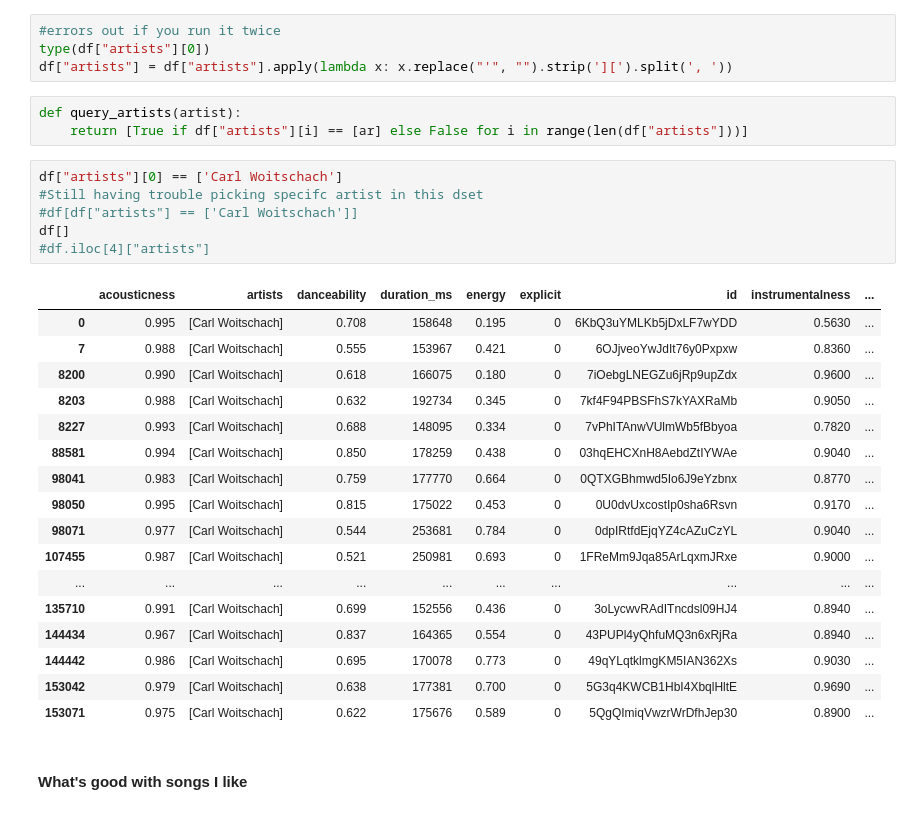
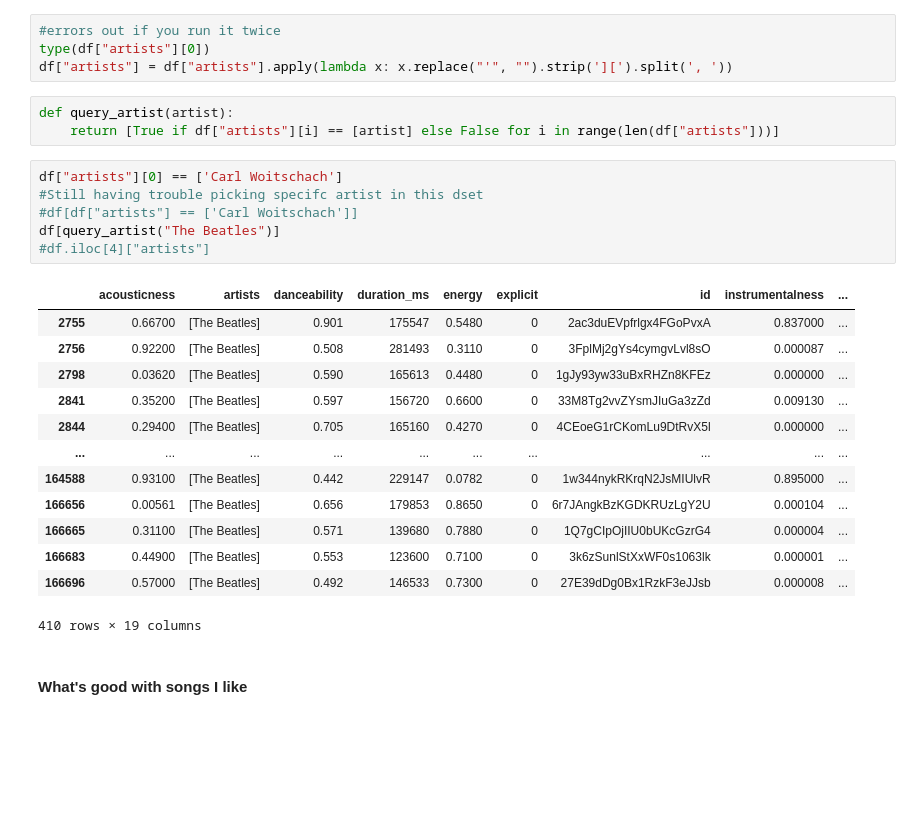
Before and after one commit to zainkhan9/spotify_ml, a Jupyter notebook: genre_clustering.ipynb, the cells around one changed output. Saved outputs shown, nothing was run; the diff lists cells and outputs as text; blank space fills up the shorter version.

```diff
--- a/genre_clustering.ipynb
+++ b/genre_clustering.ipynb
@@ -309,32 +309,28 @@ df.head()
 type(df["artists"][0])
 df["artists"] = df["artists"].apply(lambda x: x.replace("'", "").strip('][').split(', '))
 # %%
-def query_artists(artist):
-    return [True if df["artists"][i] == [ar] else False for i in range(len(df["artists"]))]
+def query_artist(artist):
+    return [True if df["artists"][i] == [artist] else False for i in range(len(df["artists"]))]
 # %%
 df["artists"][0] == ['Carl Woitschach']
 #Still having trouble picking specifc artist in this dset
 #df[df["artists"] == ['Carl Woitschach']]
-df[]
+df[query_artist("The Beatles")]
 #df.iloc[4]["artists"]
 # %% [output]
 |  | acousticness | artists | danceability | duration_ms | energy | explicit | id | instrumentalness | ... |
-| 0 | 0.995 | [Carl Woitschach] | 0.708 | 158648 | 0.195 | 0 | 6KbQ3uYMLKb5jDxLF7wYDD | 0.5630 | ... |
-| 7 | 0.988 | [Carl Woitschach] | 0.555 | 153967 | 0.421 | 0 | 6OJjveoYwJdIt76y0Pxpxw | 0.8360 | ... |
-| 8200 | 0.990 | [Carl Woitschach] | 0.618 | 166075 | 0.180 | 0 | 7iOebgLNEGZu6jRp9upZdx | 0.9600 | ... |
-| 8203 | 0.988 | [Carl Woitschach] | 0.632 | 192734 | 0.345 | 0 | 7kf4F94PBSFhS7kYAXRaMb | 0.9050 | ... |
-| 8227 | 0.993 | [Carl Woitschach] | 0.688 | 148095 | 0.334 | 0 | 7vPhITAnwVUlmWb5fBbyoa | 0.7820 | ... |
-| 88581 | 0.994 | [Carl Woitschach] | 0.850 | 178259 | 0.438 | 0 | 03hqEHCXnH8AebdZtIYWAe | 0.9040 | ... |
-| 98041 | 0.983 | [Carl Woitschach] | 0.759 | 177770 | 0.664 | 0 | 0QTXGBhmwd5Io6J9eYzbnx | 0.8770 | ... |
-| 98050 | 0.995 | [Carl Woitschach] | 0.815 | 175022 | 0.453 | 0 | 0U0dvUxcostIp0sha6Rsvn | 0.9170 | ... |
-| 98071 | 0.977 | [Carl Woitschach] | 0.544 | 253681 | 0.784 | 0 | 0dpIRtfdEjqYZ4cAZuCzYL | 0.9040 | ... |
-| 107455 | 0.987 | [Carl Woitschach] | 0.521 | 250981 | 0.693 | 0 | 1FReMm9Jqa85ArLqxmJRxe | 0.9000 | ... |
+| 2755 | 0.66700 | [The Beatles] | 0.901 | 175547 | 0.5480 | 0 | 2ac3duEVpfrlgx4FGoPvxA | 0.837000 | ... |
+| 2756 | 0.92200 | [The Beatles] | 0.508 | 281493 | 0.3110 | 0 | 3FplMj2gYs4cymgvLvl8sO | 0.000087 | ... |
+| 2798 | 0.03620 | [The Beatles] | 0.590 | 165613 | 0.4480 | 0 | 1gJy93yw33uBxRHZn8KFEz | 0.000000 | ... |
+| 2841 | 0.35200 | [The Beatles] | 0.597 | 156720 | 0.6600 | 0 | 33M8Tg2vvZYsmJIuGa3zZd | 0.009130 | ... |
+| 2844 | 0.29400 | [The Beatles] | 0.705 | 165160 | 0.4270 | 0 | 4CEoeG1rCKomLu9DtRvX5l | 0.000000 | ... |
 | ... | ... | ... | ... | ... | ... | ... | ... | ... | ... |
-| 135710 | 0.991 | [Carl Woitschach] | 0.699 | 152556 | 0.436 | 0 | 3oLycwvRAdITncdsl09HJ4 | 0.8940 | ... |
-| 144434 | 0.967 | [Carl Woitschach] | 0.837 | 164365 | 0.554 | 0 | 43PUPl4yQhfuMQ3n6xRjRa | 0.8940 | ... |
-| 144442 | 0.986 | [Carl Woitschach] | 0.695 | 170078 | 0.773 | 0 | 49qYLqtklmgKM5IAN362Xs | 0.9030 | ... |
-| 153042 | 0.979 | [Carl Woitschach] | 0.638 | 177381 | 0.700 | 0 | 5G3q4KWCB1HbI4XbqlHltE | 0.9690 | ... |
-| 153071 | 0.975 | [Carl Woitschach] | 0.622 | 175676 | 0.589 | 0 | 5QgQImiqVwzrWrDfhJep30 | 0.8900 | ... |
+| 164588 | 0.93100 | [The Beatles] | 0.442 | 229147 | 0.0782 | 0 | 1w344nykRKrqN2JsMIUlvR | 0.895000 | ... |
+| 166656 | 0.00561 | [The Beatles] | 0.656 | 179853 | 0.8650 | 0 | 6r7JAngkBzKGDKRUzLgY2U | 0.000104 | ... |
+| 166665 | 0.31100 | [The Beatles] | 0.571 | 139680 | 0.7880 | 0 | 1Q7gCIpOjIIU0bUKcGzrG4 | 0.000004 | ... |
+| 166683 | 0.44900 | [The Beatles] | 0.553 | 123600 | 0.7100 | 0 | 3k6zSunlStXxWF0s1063lk | 0.000001 | ... |
+| 166696 | 0.57000 | [The Beatles] | 0.492 | 146533 | 0.7300 | 0 | 27E39dDg0Bx1RzkF3eJJsb | 0.000008 | ... |
+410 rows × 19 columns
 # %% [markdown]
 #### What's good with songs I like
 # %%
```
Also changed, not shown: parts of 4 cells of this notebook.
